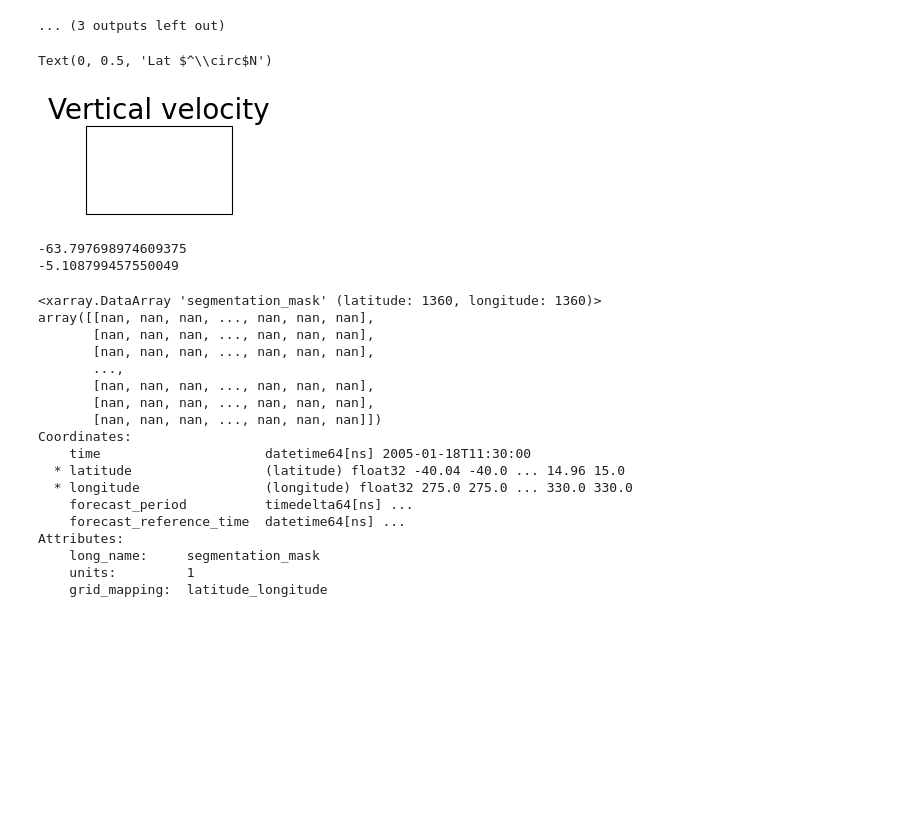
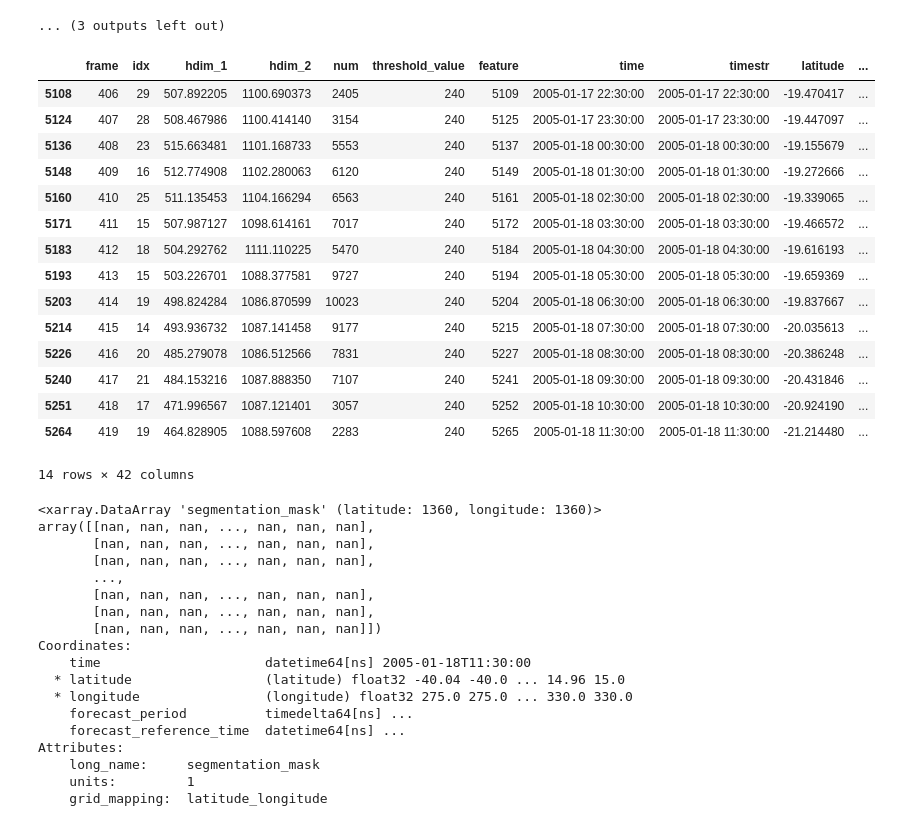
Before and after one commit to harrietgilmour/cold-core-filtering, a Jupyter notebook: precip_&_coldcore_single_cell_loop.ipynb, the cells around one changed output. Drawn from its saved outputs; the diff is of its cells as text; code cells hidden in the pictures; blank space fills up the shorter version.

```diff
--- a/precip_&_coldcore_single_cell_loop.ipynb
+++ b/precip_&_coldcore_single_cell_loop.ipynb
@@ -560,31 +562,25 @@ Completed cell  1209
 [figure]
 [figure]
 ... (3 outputs left out)
-# %%
-ax3 = plt.subplot(1, 3, 3, projection=ccrs.PlateCarree())
-#vel = vel_w.where(seg_mask.coords['mask'].values > 0).plot(ax=ax3,zorder=1,cmap='RdBu_r',vmin=-4, vmax=4, add_colorbar=False )
-#make_colorbar(ax3, vel, orientation='vertical')
-ax3.scatter(subset.max_w_up_lon[subset.frame == frame].values[0]-360,subset.max_w_up_lat[subset.frame == frame].values[0],color='k',marker='o', s = s, transform=ccrs.PlateCarree(), label='updraft velocity maxima')
-ax3.set_title('Vertical velocity', loc='center', fontsize=f)
-#ax3.coastlines(linewidth=2)
-#ax3.set_xticks(xlabels, xlabels)
-#ax3.set_yticks(ylabels,ylabels)
-ax3.set_xlim(-70,-30)
-ax3.set_ylim(-25,-1)
-ax3.set_xticklabels(ax3.get_xticks().astype(int),fontsize=14)
-ax3.set_yticklabels(ax3.get_yticks().astype(int),fontsize=14)
-ax3.set_xlabel('Lon $^\circ$E',  fontsize=14)
-ax3.set_ylabel('Lat $^\circ$N',  fontsize=14)
-#ax3.legend(loc='upper right',fontsize=14)
-# %% [output]
-Text(0, 0.5, 'Lat $^\\circ$N')
-[figure, removed]
-# %%
-print(subset.max_w_up_lon[subset.frame == 408].values[0]-360)
-print(subset.max_w_up_lat[subset.frame == 408].values[0])
-# %% [output]
--63.797698974609375
--5.108799457550049
+# %%
+subset
+# %% [output]
+|  | frame | idx | hdim_1 | hdim_2 | num | threshold_value | feature | time | timestr | latitude | ... |
+| 5108 | 406 | 29 | 507.892205 | 1100.690373 | 2405 | 240 | 5109 | 2005-01-17 22:30:00 | 2005-01-17 22:30:00 | -19.470417 | ... |
+| 5124 | 407 | 28 | 508.467986 | 1100.414140 | 3154 | 240 | 5125 | 2005-01-17 23:30:00 | 2005-01-17 23:30:00 | -19.447097 | ... |
+| 5136 | 408 | 23 | 515.663481 | 1101.168733 | 5553 | 240 | 5137 | 2005-01-18 00:30:00 | 2005-01-18 00:30:00 | -19.155679 | ... |
+| 5148 | 409 | 16 | 512.774908 | 1102.280063 | 6120 | 240 | 5149 | 2005-01-18 01:30:00 | 2005-01-18 01:30:00 | -19.272666 | ... |
+| 5160 | 410 | 25 | 511.135453 | 1104.166294 | 6563 | 240 | 5161 | 2005-01-18 02:30:00 | 2005-01-18 02:30:00 | -19.339065 | ... |
+| 5171 | 411 | 15 | 507.987127 | 1098.614161 | 7017 | 240 | 5172 | 2005-01-18 03:30:00 | 2005-01-18 03:30:00 | -19.466572 | ... |
+| 5183 | 412 | 18 | 504.292762 | 1111.110225 | 5470 | 240 | 5184 | 2005-01-18 04:30:00 | 2005-01-18 04:30:00 | -19.616193 | ... |
+| 5193 | 413 | 15 | 503.226701 | 1088.377581 | 9727 | 240 | 5194 | 2005-01-18 05:30:00 | 2005-01-18 05:30:00 | -19.659369 | ... |
+| 5203 | 414 | 19 | 498.824284 | 1086.870599 | 10023 | 240 | 5204 | 2005-01-18 06:30:00 | 2005-01-18 06:30:00 | -19.837667 | ... |
+| 5214 | 415 | 14 | 493.936732 | 1087.141458 | 9177 | 240 | 5215 | 2005-01-18 07:30:00 | 2005-01-18 07:30:00 | -20.035613 | ... |
+| 5226 | 416 | 20 | 485.279078 | 1086.512566 | 7831 | 240 | 5227 | 2005-01-18 08:30:00 | 2005-01-18 08:30:00 | -20.386248 | ... |
+| 5240 | 417 | 21 | 484.153216 | 1087.888350 | 7107 | 240 | 5241 | 2005-01-18 09:30:00 | 2005-01-18 09:30:00 | -20.431846 | ... |
+| 5251 | 418 | 17 | 471.996567 | 1087.121401 | 3057 | 240 | 5252 | 2005-01-18 10:30:00 | 2005-01-18 10:30:00 | -20.924190 | ... |
+| 5264 | 419 | 19 | 464.828905 | 1088.597608 | 2283 | 240 | 5265 | 2005-01-18 11:30:00 | 2005-01-18 11:30:00 | -21.214480 | ... |
+14 rows × 42 columns
 # %%
 seg_mask = seg.where(labels == label)
 
```
Also changed, not shown: parts of 3 cells of this notebook.
